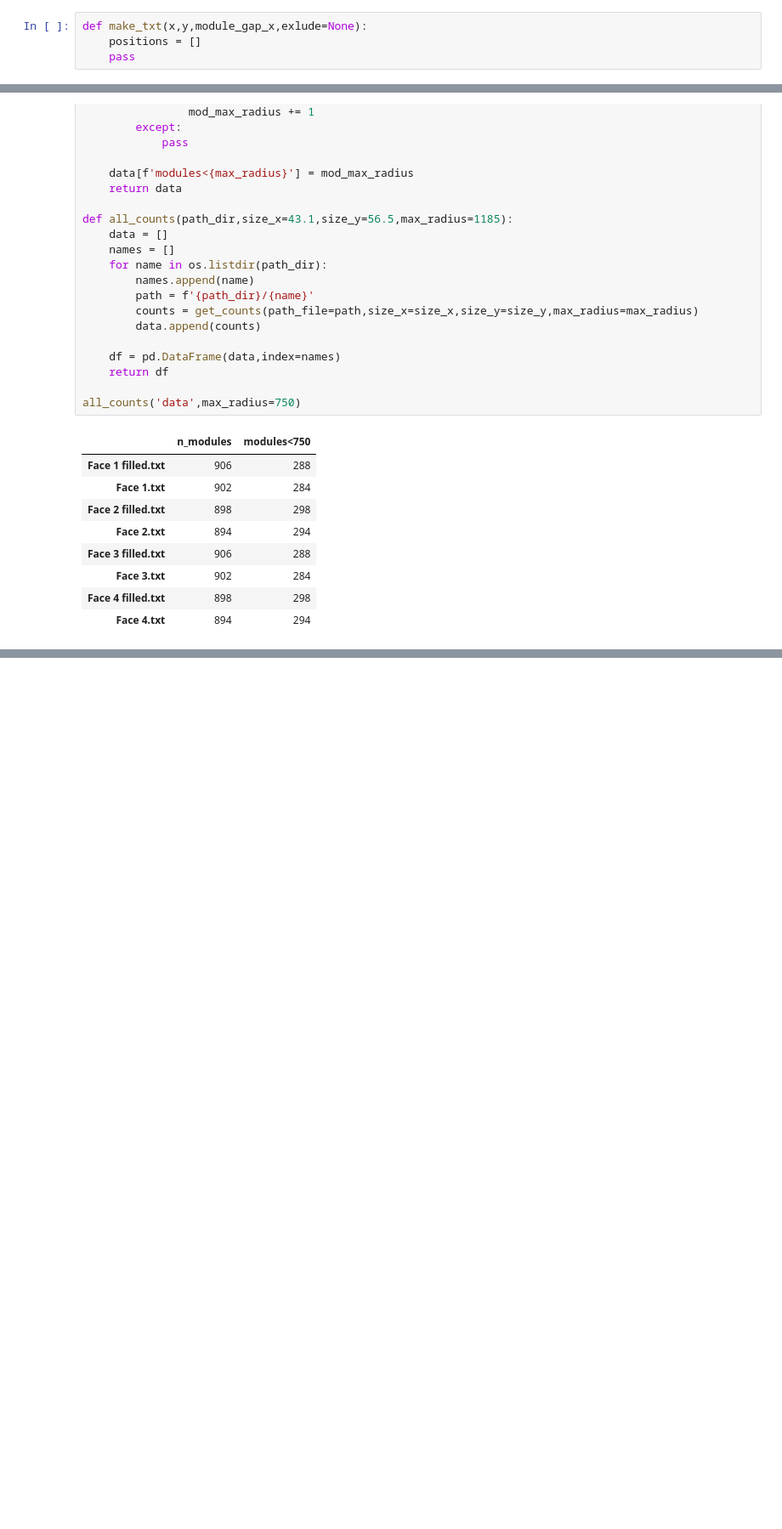
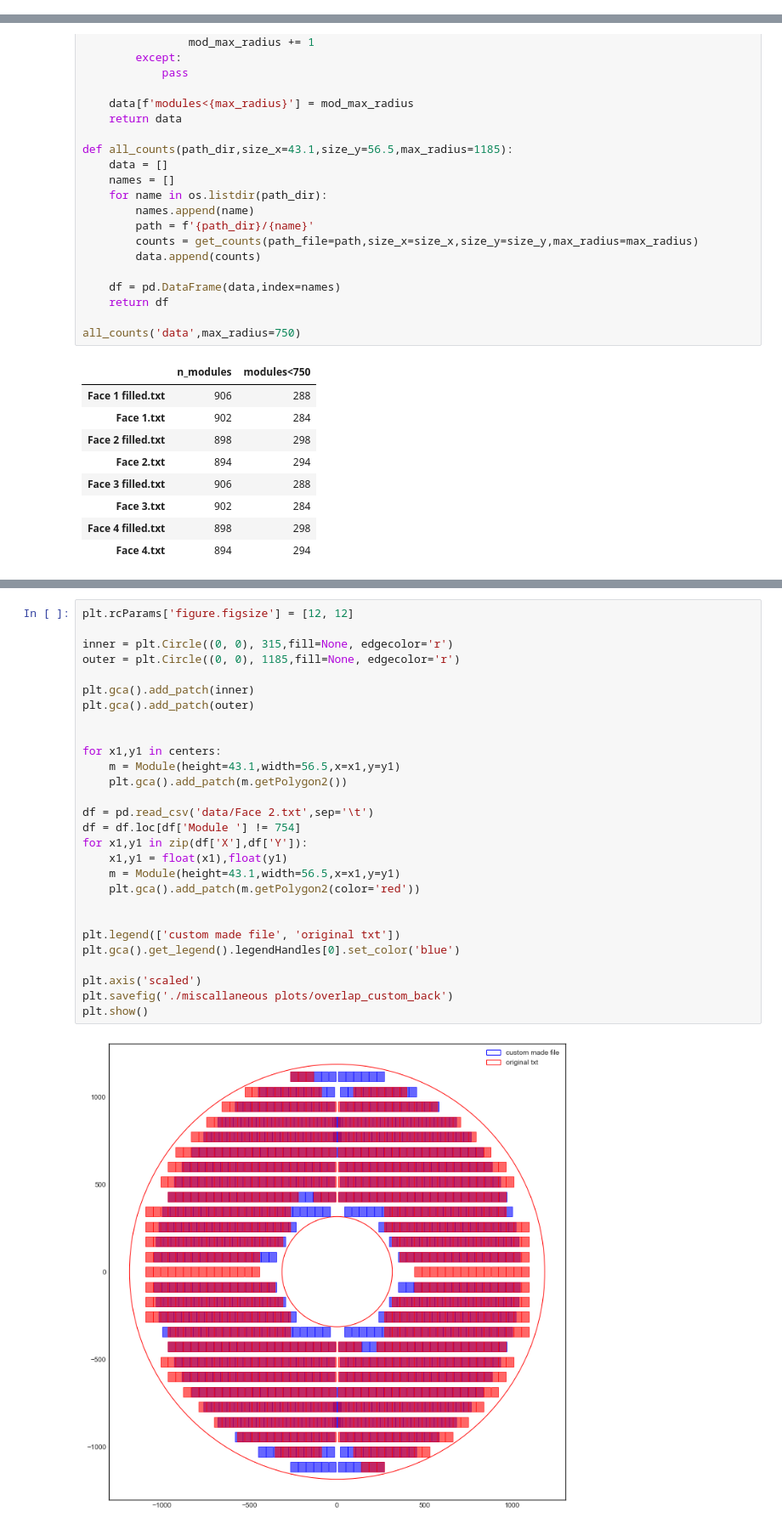
Before and after one commit to yashmehra028/ETL-Copy, a Jupyter notebook: new_task.ipynb, the cells around one changed output, grey strips where cells are left out. Shown at 85% size. Cells and saved outputs as stored; diff of their text form; blank space fills up the shorter version.

```diff
--- a/new_task.ipynb
+++ b/new_task.ipynb
@@ -122,10 +122,6 @@ for sm in dee.supermodules:
 <bound method SuperModule.centerPB of <ETL.SuperModule object at 0x...>>
 <bound method SuperModule.centerPB of <ETL.SuperModule object at 0x...>>
 <bound method SuperModule.centerPB of <ETL.SuperModule object at 0x...>>
-# %%
-def make_txt(x,y,module_gap_x,exlude=None):
-    positions = []
-    pass
 # %%
 def get_counts(path_file, size_x=43.1, size_y=56.5, max_radius=1185):
     df = pd.read_csv(path_file, sep='\t')
@@ -179,0 +212,30 @@ all_counts('data',max_radius=750)
+# %%
+plt.rcParams['figure.figsize'] = [12, 12]
+
+inner = plt.Circle((0, 0), 315,fill=None, edgecolor='r')
+outer = plt.Circle((0, 0), 1185,fill=None, edgecolor='r')
+
+plt.gca().add_patch(inner)
+plt.gca().add_patch(outer)
+
+
+for x1,y1 in centers:
+    m = Module(height=43.1,width=56.5,x=x1,y=y1)
+    plt.gca().add_patch(m.getPolygon2())
+
+df = pd.read_csv('data/Face 2.txt',sep='\t')
+df = df.loc[df['Module '] != 754]
+for x1,y1 in zip(df['X'],df['Y']):
+    x1,y1 = float(x1),float(y1)
+    m = Module(height=43.1,width=56.5,x=x1,y=y1)
+    plt.gca().add_patch(m.getPolygon2(color='red'))
+
+
+plt.legend(['custom made file', 'original txt'])
+plt.gca().get_legend().legendHandles[0].set_color('blue')
+
+plt.axis('scaled')
+plt.savefig('./miscallaneous plots/overlap_custom_back')
+plt.show()
+# %% [output]
+[figure, added]
```
Also changed, not shown: parts of 3 cells of this notebook, 3 other files.
